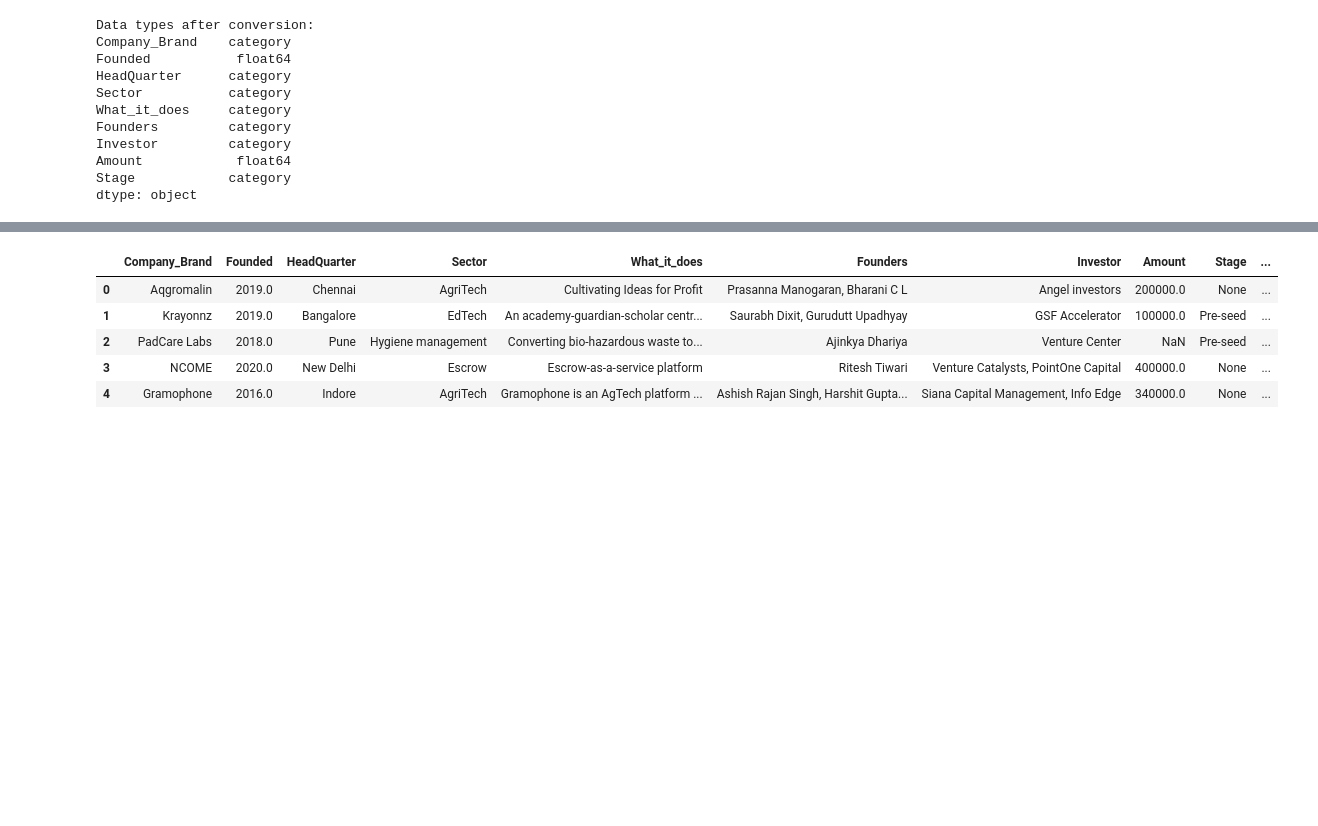
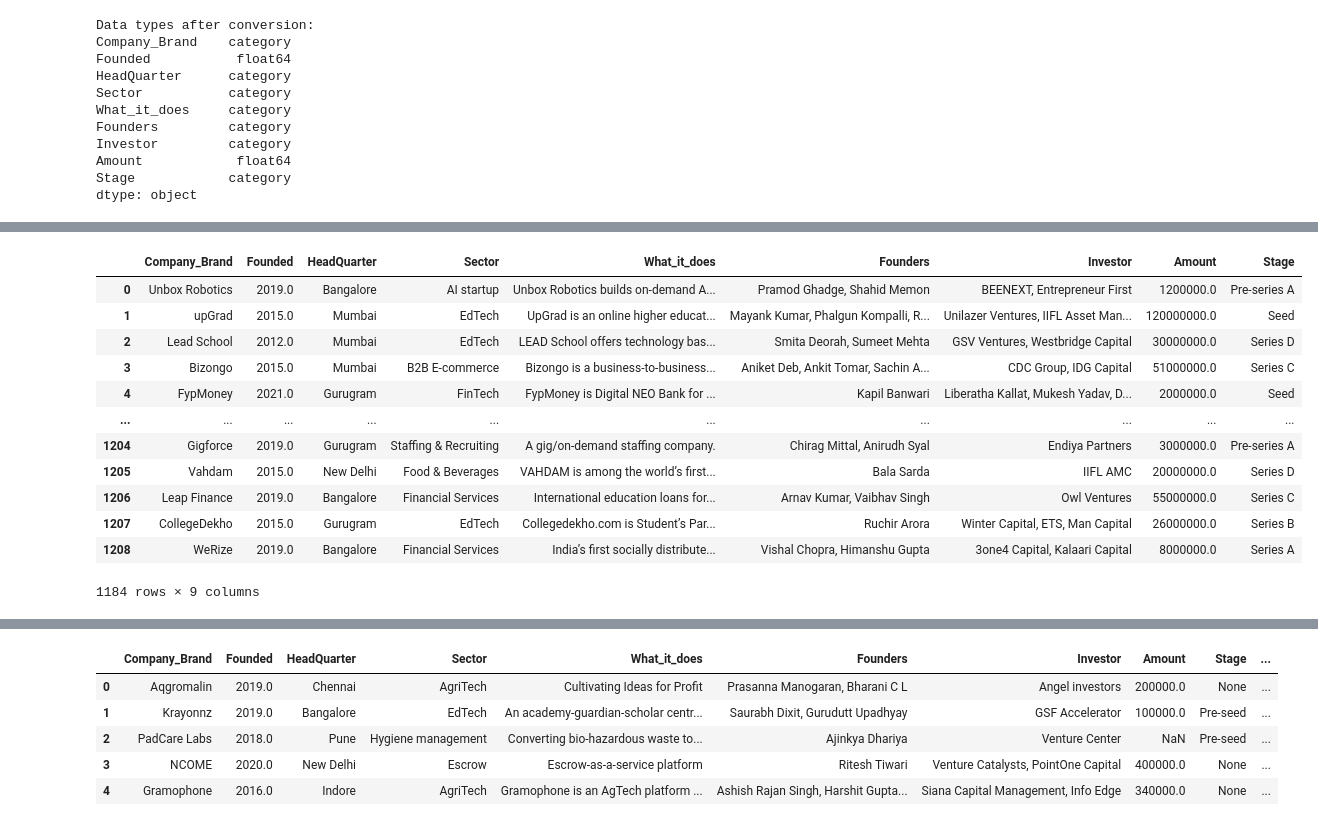
Before and after one commit to BamBamOguns/CA_First_Project_LP1, a Jupyter notebook: Notebooks/main.ipynb, the cells around one changed output, grey strips where cells are left out. Cells and saved outputs as stored; diff of their text form; code cells hidden in the pictures; blank space fills up the shorter version.

Commit message:
Dataset for 2021 clean

```diff
--- a/Notebooks/main.ipynb
+++ b/Notebooks/main.ipynb
@@ -129,0 +184,11 @@ dtype: object
+# %%
+# Dropping duplicate rows from the DataFrame
+
+# Drop duplicate rows
+data_2021_clean = data_2021.drop_duplicates()
+
+# Displaying the number of rows before dropping the duplicates
+print(f"Number of rows before dropping duplicates: {data_2021.shape[0]}")
+
+# Displaying the number of rows after dropping the duplicates
+print(f"Number of rows after dropping duplicates: {data_2021_clean.shape[0]}")
@@ -129,0 +255,37 @@ dtype: object
+# %%
+# Finding the mode of the 'Investor' column
+mode_value1 = data_2021_clean['Investor'].mode()[0]
+mode_value1
+
+# Replace Null Values in 'Investor' column with the Mode
+data_2021_clean['Investor'].fillna(mode_value1, inplace = True)
+
+
+# Finding the mode of the 'Stage' column
+mode_value2 = data_2021_clean['Stage'].mode()[0]
+mode_value2
+
+# Replace Null Values in 'Investor' column with the Mode
+data_2021_clean['Stage'].fillna(mode_value2, inplace = True)
+
+
+# Replace Null Values in 'Amount' column with the Mean
+data_2021_clean['Amount'].fillna(data_2021_clean['Amount'].mean(), inplace = True)
+# %%
+# Dropping rows with null values in the specified fields
+data_2021_cleaned = data_2021_clean.dropna(subset = ['HeadQuarter', 'Founded', 'Founders'])
+data_2021_cleaned
+# %% [output]
+|  | Company_Brand | Founded | HeadQuarter | Sector | What_it_does | Founders | Investor | Amount | Stage |
+| 0 | Unbox Robotics | 2019.0 | Bangalore | AI startup | Unbox Robotics builds on-demand A... | Pramod Ghadge, Shahid Memon | BEENEXT, Entrepreneur First | 1200000.0 | Pre-series A |
+| 1 | upGrad | 2015.0 | Mumbai | EdTech | UpGrad is an online higher educat... | Mayank Kumar, Phalgun Kompalli, R... | Unilazer Ventures, IIFL Asset Man... | 120000000.0 | Seed |
+| 2 | Lead School | 2012.0 | Mumbai | EdTech | LEAD School offers technology bas... | Smita Deorah, Sumeet Mehta | GSV Ventures, Westbridge Capital | 30000000.0 | Series D |
+| 3 | Bizongo | 2015.0 | Mumbai | B2B E-commerce | Bizongo is a business-to-business... | Aniket Deb, Ankit Tomar, Sachin A... | CDC Group, IDG Capital | 51000000.0 | Series C |
+| 4 | FypMoney | 2021.0 | Gurugram | FinTech | FypMoney is Digital NEO Bank for ... | Kapil Banwari | Liberatha Kallat, Mukesh Yadav, D... | 2000000.0 | Seed |
+| ... | ... | ... | ... | ... | ... | ... | ... | ... | ... |
+| 1204 | Gigforce | 2019.0 | Gurugram | Staffing & Recruiting | A gig/on-demand staffing company. | Chirag Mittal, Anirudh Syal | Endiya Partners | 3000000.0 | Pre-series A |
+| 1205 | Vahdam | 2015.0 | New Delhi | Food & Beverages | VAHDAM is among the world’s first... | Bala Sarda | IIFL AMC | 20000000.0 | Series D |
+| 1206 | Leap Finance | 2019.0 | Bangalore | Financial Services | International education loans for... | Arnav Kumar, Vaibhav Singh | Owl Ventures | 55000000.0 | Series C |
+| 1207 | CollegeDekho | 2015.0 | Gurugram | EdTech | Collegedekho.com is Student’s Par... | Ruchir Arora | Winter Capital, ETS, Man Capital | 26000000.0 | Series B |
+| 1208 | WeRize | 2019.0 | Bangalore | Financial Services | India’s first socially distribute... | Vishal Chopra, Himanshu Gupta | 3one4 Capital, Kalaari Capital | 8000000.0 | Series A |
+1184 rows × 9 columns
```
Also changed, not shown: parts of 11 cells of this notebook.
